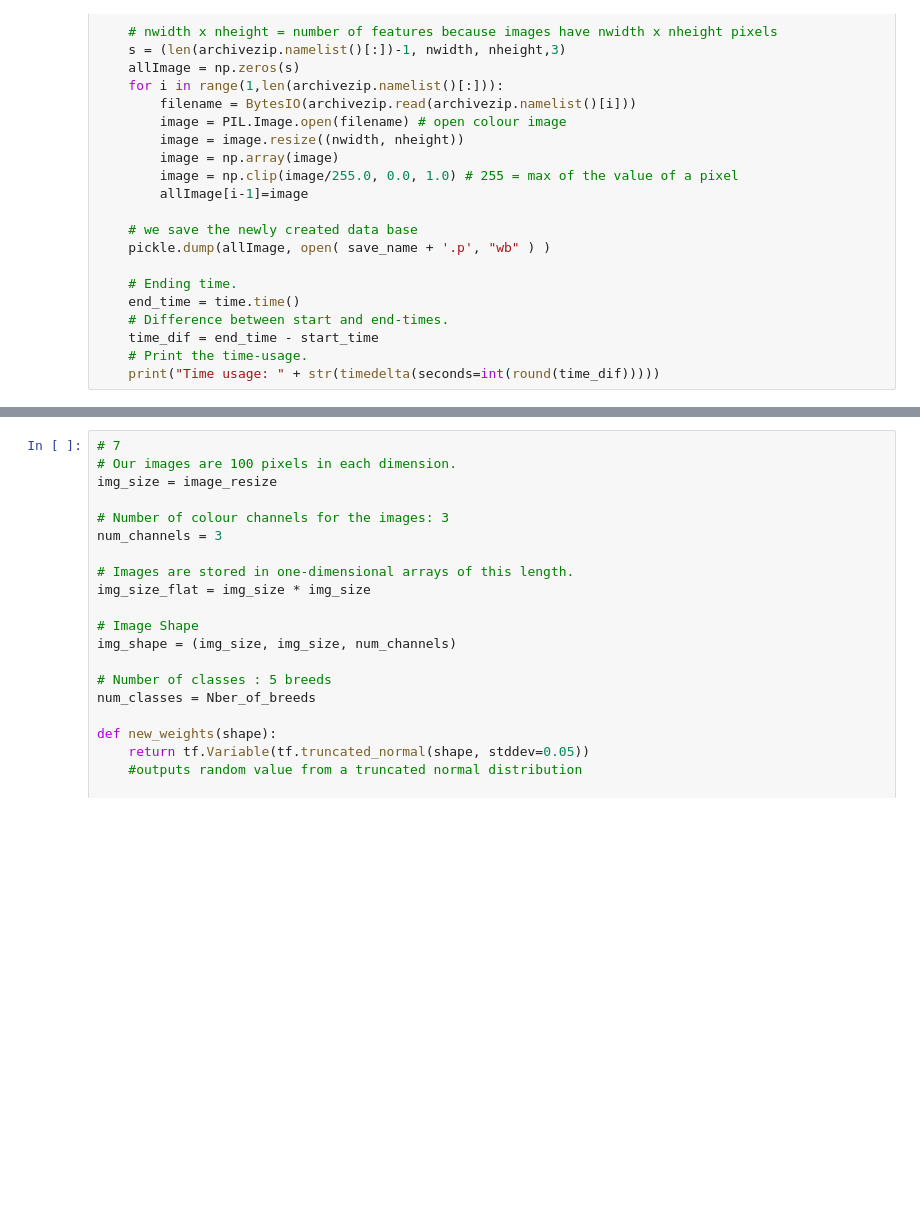
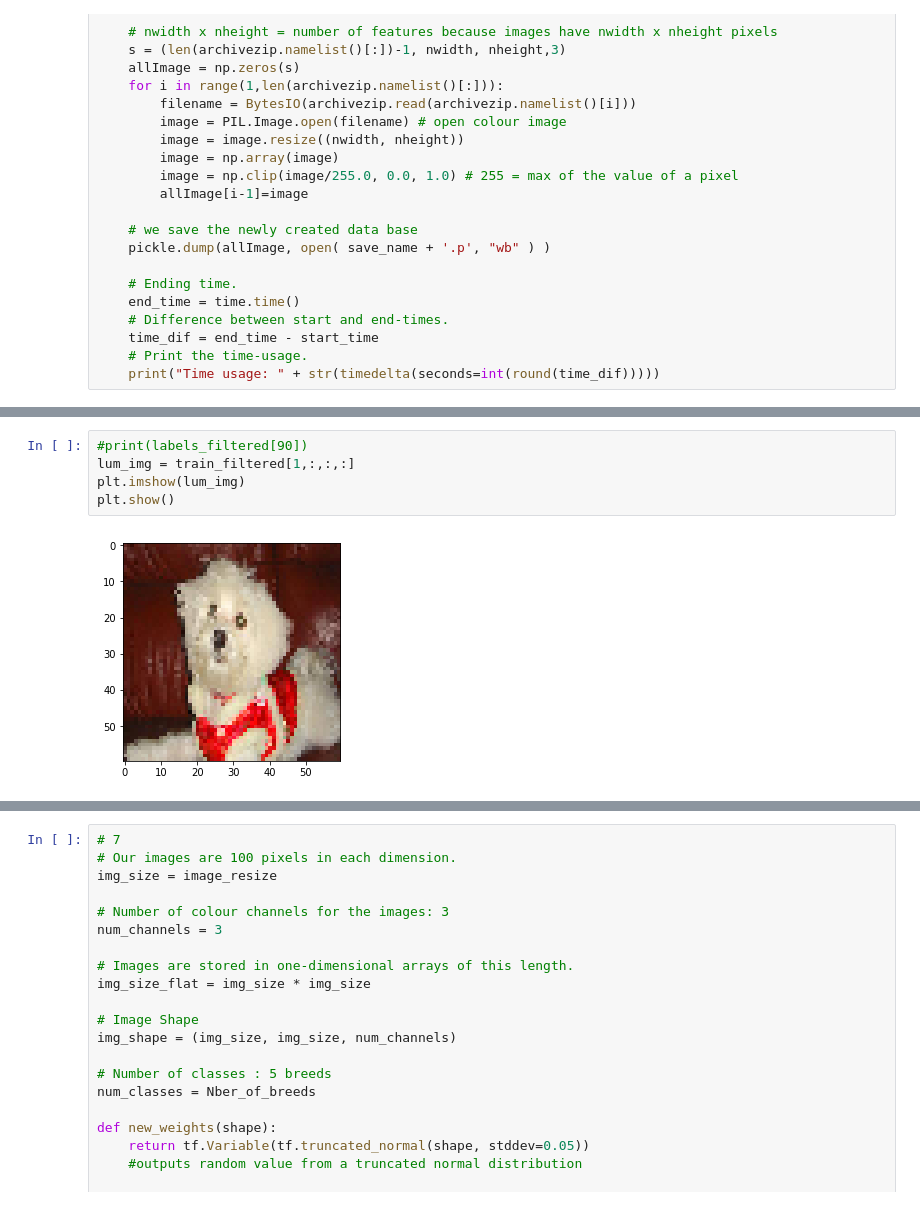
Before and after one commit to slane078/ucb_final, a Jupyter notebook: Dog-Breed-Main.ipynb, the cells around one changed output, grey strips where cells are left out. Drawn from its saved outputs; the diff is of its cells as text; blank space fills up the shorter version.

```diff
--- a/Dog-Breed-Main.ipynb
+++ b/Dog-Breed-Main.ipynb
@@ -144,0 +144,7 @@ print('- The shape of train_filtered dataset is : {0}'.format(train_filtered.sha
+# %%
+#print(labels_filtered[90])
+lum_img = train_filtered[1,:,:,:]
+plt.imshow(lum_img)
+plt.show()
+# %% [output]
+[figure, added]
```
Also changed, not shown: parts of 27 cells of this notebook.
